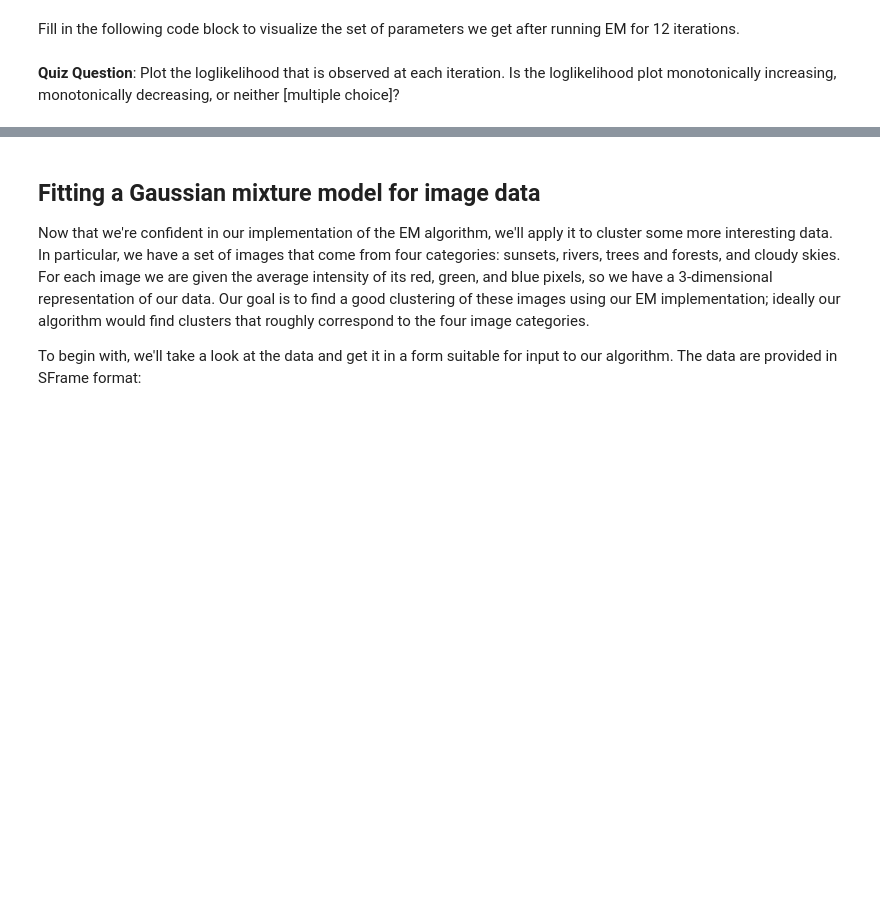
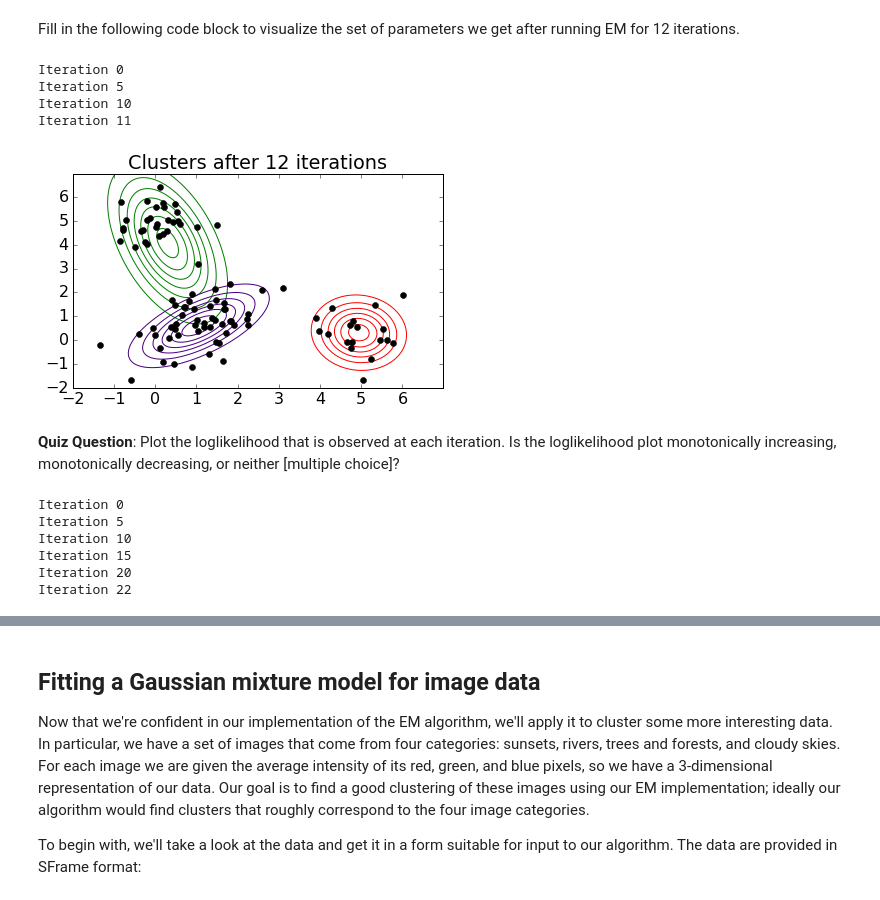
Before and after one commit to tjaskula/Coursera, a Jupyter notebook: Specializations/Machine Learning/Clustering & Retrieval/Week 4/Assignment 1/3_em-for-gmm_blank.ipynb, the cells around one changed output, grey strips where cells are left out. Drawn from its saved outputs; the diff is of its cells as text; code cells hidden in the pictures; blank space fills up the shorter version.

```diff
--- a/Specializations/Machine Learning/Clustering & Retrieval/Week 4/Assignment 1/3_em-for-gmm_blank.ipynb
+++ b/Specializations/Machine Learning/Clustering & Retrieval/Week 4/Assignment 1/3_em-for-gmm_blank.ipynb
@@ -294,16 +318,29 @@ plot_contours(data, results['means'], results['covs'], 'Final clusters')
 Fill in the following code block to visualize the set of parameters we get after running EM for 12 iterations.
 # %%
 # YOUR CODE HERE
-results = ...
+results = EM(data, initial_means, initial_covs, initial_weights, maxiter=12)
 
 plot_contours(data, results['means'], results['covs'], 'Clusters after 12 iterations')
+# %% [output]
+Iteration 0
+Iteration 5
+Iteration 10
+Iteration 11
+[figure, added]
 # %% [markdown]
 **Quiz Question**: Plot the loglikelihood that is observed at each iteration. Is the loglikelihood plot monotonically increasing, monotonically decreasing, or neither [multiple choice]?
 # %%
 results = EM(data, initial_means, initial_covs, initial_weights)
 
 # YOUR CODE HERE
-loglikelihoods = ...
+loglikelihoods = results['loglik']
+# %% [output]
+Iteration 0
+Iteration 5
+Iteration 10
+Iteration 15
+Iteration 20
+Iteration 22
 # %%
 plt.plot(range(len(loglikelihoods)), loglikelihoods, linewidth=4)
 plt.xlabel('Iteration')
```
Also changed, not shown: parts of 16 cells of this notebook.
